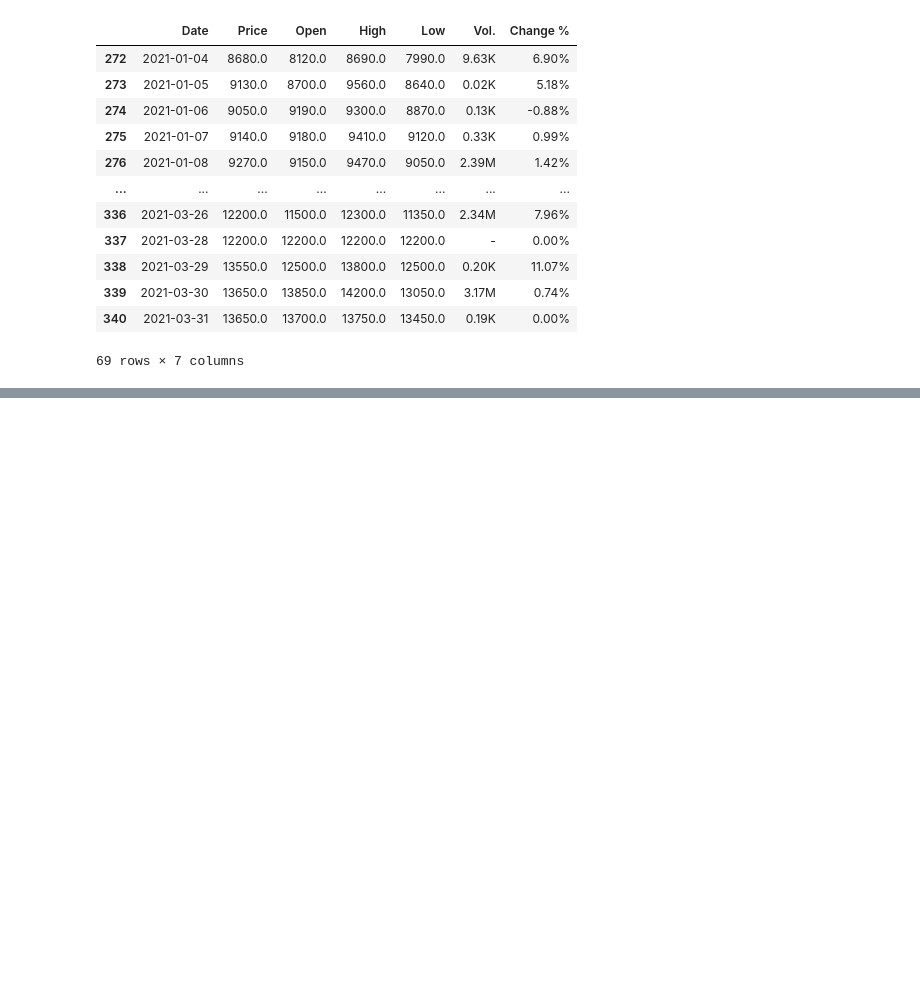
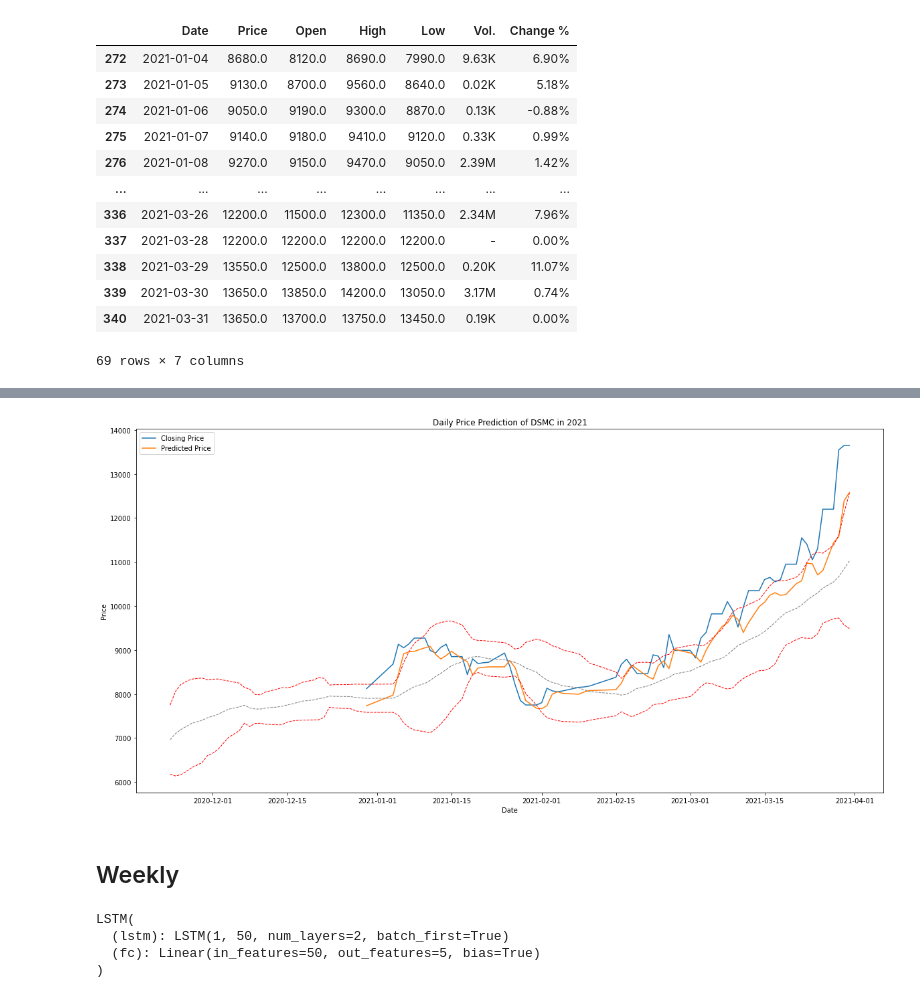
Before and after one commit to c-woo/Value-Investor, a Jupyter notebook: DSMC.ipynb, the cells around one changed output, grey strips where cells are left out. Drawn from its saved outputs; the diff is of its cells as text; code cells hidden in the pictures; blank space fills up the shorter version.

```diff
--- a/DSMC.ipynb
+++ b/DSMC.ipynb
@@ -116,0 +259,27 @@ len(training_data)
+# %%
+plt.figure(figsize=(20, 10))
+plt.plot(testing_data['Date'], testing_data['Price'], label='Closing Price')
+plt.plot(testing_data['Date'], y_test_pred.reshape(-1), label='Predicted Price')
+plt.plot(boll_daily['Date'][240:], boll_daily['upper_bb'][240:], linestyle = '--', linewidth=1, color='red')
+plt.plot(boll_daily['Date'][240:], boll_daily['lower_bb'][240:], linestyle = '--', linewidth=1, color='red')
+plt.plot(boll_daily['Date'][240:], boll_daily['SMA'][240:], linestyle='--', linewidth=1, color='gray')
+plt.xlabel('Date')
+plt.ylabel('Price')
+plt.title('Daily Price Prediction of DSMC in 2021')
+plt.legend()
+plt.show()
+# %% [output]
+[figure, added]
+# %% [markdown]
+## Weekly
+# %%
+model = LSTM(input_dim=1, hidden_dim=50, output_dim=5, num_layers=2)
+criterion = torch.nn.MSELoss(reduction='mean')
+optimiser = torch.optim.Adam(model.parameters(), lr=0.01)
+
+print(model)
+# %% [output]
+LSTM(
+  (lstm): LSTM(1, 50, num_layers=2, batch_first=True)
+  (fc): Linear(in_features=50, out_features=5, bias=True)
+)
```
Also changed, not shown: parts of 35 cells of this notebook, 4 other files.
